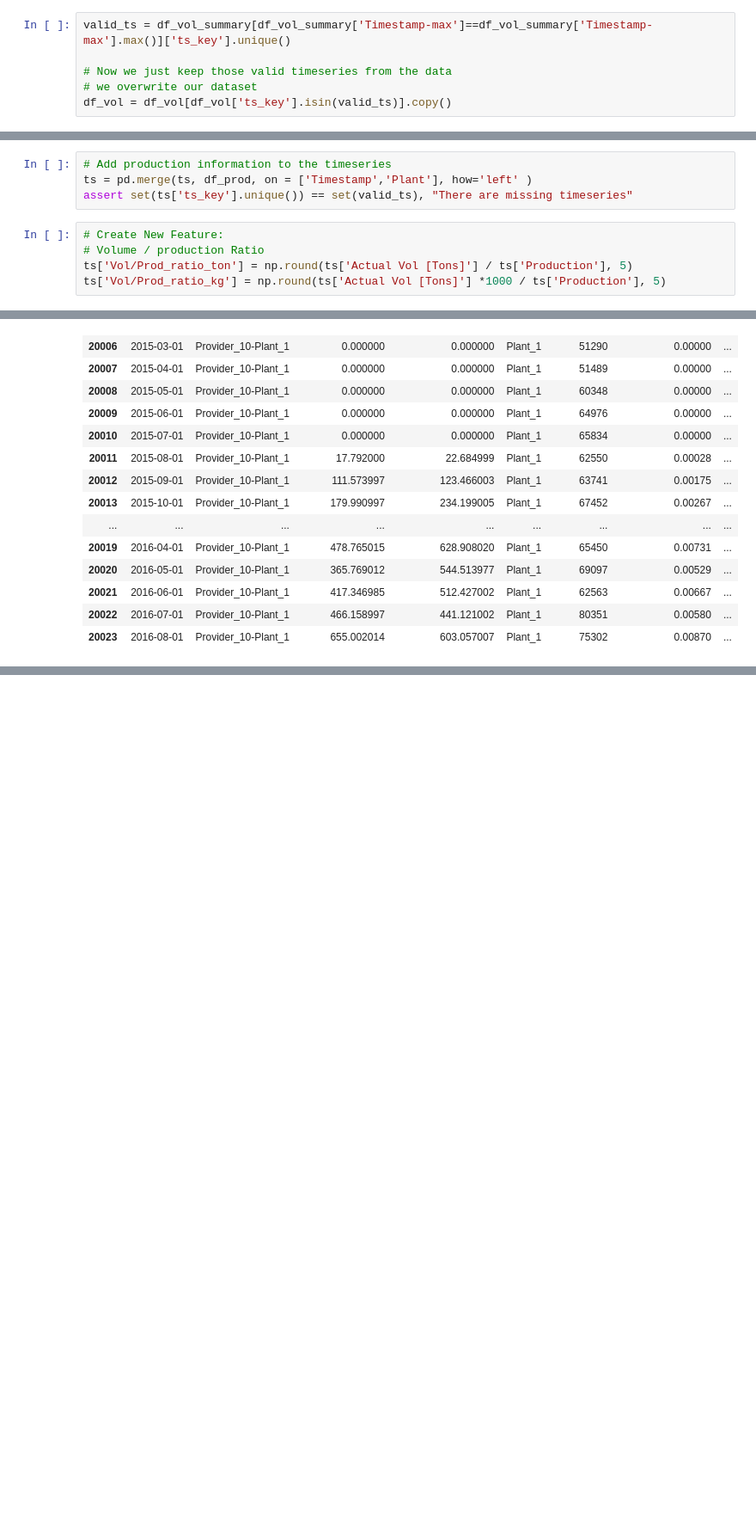
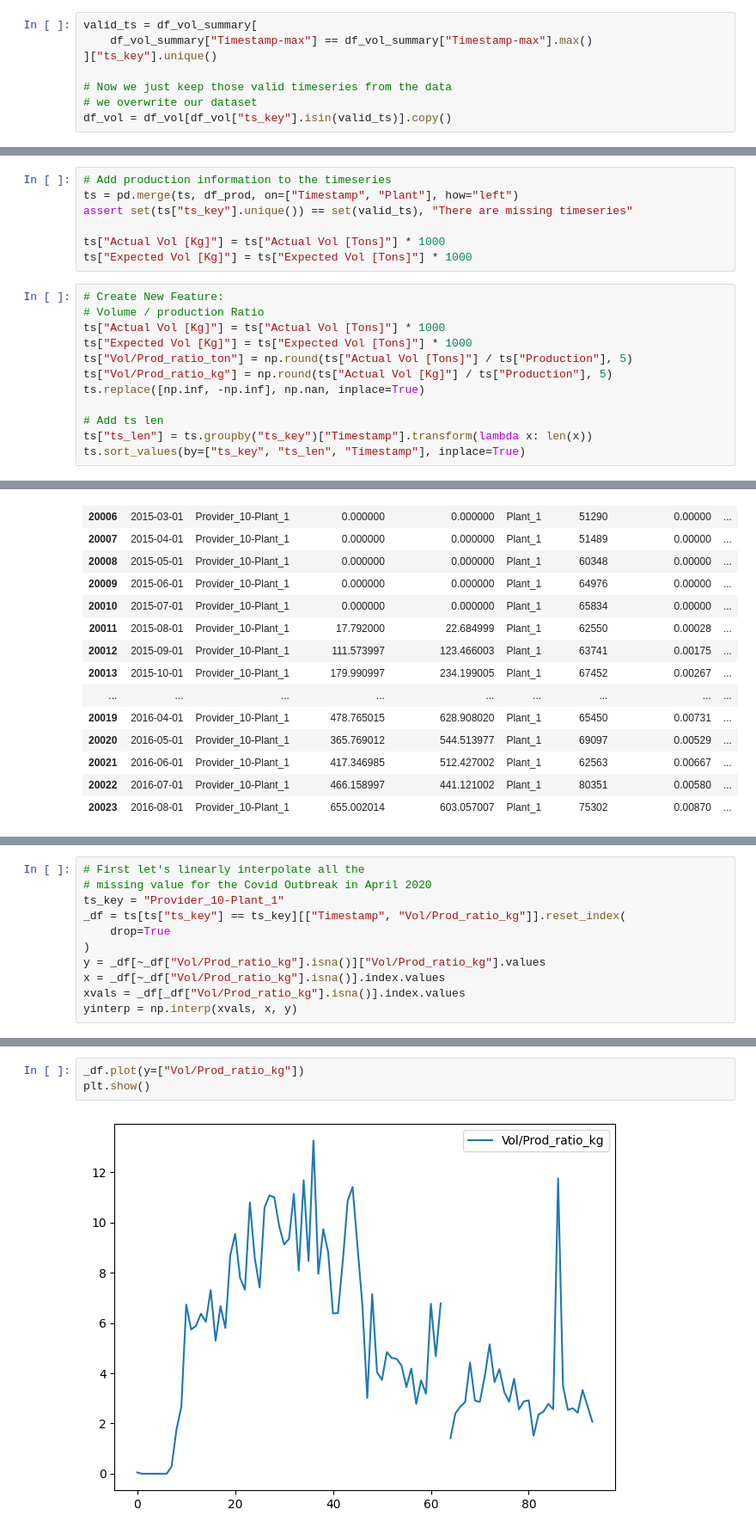
Before and after one commit to noliveraa/ValueDrivenDataScience_LogisticsApplication, a Jupyter notebook: LogisticsApplications/00-EDA.ipynb, the cells around one changed output, grey strips where cells are left out. Shown at 86% size. Cells and saved outputs as stored; diff of their text form; blank space fills up the shorter version.

```diff
--- a/LogisticsApplications/00-EDA.ipynb
+++ b/LogisticsApplications/00-EDA.ipynb
@@ -286,11 +317,13 @@ print(" Number of Total Time Series Available: ", np.round( ts_with_current_data
 # %% [markdown]
 Since we found out that out only 49% of all timeseries are available at the last max date. Those are the timeseries which will be relevant for forecasting, otherwise indicated by the business team. We will therefore focused on those timeseries from now on to analyse their patterns and create the forecast.
 # %%
-valid_ts = df_vol_summary[df_vol_summary['Timestamp-max']==df_vol_summary['Timestamp-max'].max()]['ts_key'].unique()
+valid_ts = df_vol_summary[
+    df_vol_summary["Timestamp-max"] == df_vol_summary["Timestamp-max"].max()
+]["ts_key"].unique()
 
 # Now we just keep those valid timeseries from the data
 # we overwrite our dataset
-df_vol = df_vol[df_vol['ts_key'].isin(valid_ts)].copy()
+df_vol = df_vol[df_vol["ts_key"].isin(valid_ts)].copy()
 # %%
 # We just verify our filter was made correctly
 # We validate that all ts_key in our new df_vol
@@ -471,10 +521,20 @@ assert df_verify['n_values'].unique() == np.array([1])
 ## 2.2 Merge Volume with Production Data
 # %%
 # Add production information to the timeseries
-ts = pd.merge(ts, df_prod, on = ['Timestamp','Plant'], how='left' )
-assert set(ts['ts_key'].unique()) == set(valid_ts), "There are missing timeseries"
+ts = pd.merge(ts, df_prod, on=["Timestamp", "Plant"], how="left")
+assert set(ts["ts_key"].unique()) == set(valid_ts), "There are missing timeseries"
+
+ts["Actual Vol [Kg]"] = ts["Actual Vol [Tons]"] * 1000
+ts["Expected Vol [Kg]"] = ts["Expected Vol [Tons]"] * 1000
 # %%
 # Create New Feature:
 # Volume / production Ratio
-ts['Vol/Prod_ratio_ton'] = np.round(ts['Actual Vol [Tons]'] / ts['Production'], 5)
-ts['Vol/Prod_ratio_kg'] = np.round(ts['Actual Vol [Tons]'] *1000 / ts['Production'], 5)
+ts["Actual Vol [Kg]"] = ts["Actual Vol [Tons]"] * 1000
+ts["Expected Vol [Kg]"] = ts["Expected Vol [Tons]"] * 1000
+ts["Vol/Prod_ratio_ton"] = np.round(ts["Actual Vol [Tons]"] / ts["Production"], 5)
+ts["Vol/Prod_ratio_kg"] = np.round(ts["Actual Vol [Kg]"] / ts["Production"], 5)
+ts.replace([np.inf, -np.inf], np.nan, inplace=True)
+
+# Add ts len
+ts["ts_len"] = ts.groupby("ts_key")["Timestamp"].transform(lambda x: len(x))
+ts.sort_values(by=["ts_key", "ts_len", "Timestamp"], inplace=True)
@@ -517,0 +596,11 @@ Somehting we notice here for the two different Vol/prod ratios, is that when usi
+# %%
+# First let's linearly interpolate all the
+# missing value for the Covid Outbreak in April 2020
+ts_key = "Provider_10-Plant_1"
+_df = ts[ts["ts_key"] == ts_key][["Timestamp", "Vol/Prod_ratio_kg"]].reset_index(
+    drop=True
+)
+y = _df[~_df["Vol/Prod_ratio_kg"].isna()]["Vol/Prod_ratio_kg"].values
+x = _df[~_df["Vol/Prod_ratio_kg"].isna()].index.values
+xvals = _df[_df["Vol/Prod_ratio_kg"].isna()].index.values
+yinterp = np.interp(xvals, x, y)
@@ -517,0 +611,5 @@ Somehting we notice here for the two different Vol/prod ratios, is that when usi
+# %%
+_df.plot(y=["Vol/Prod_ratio_kg"])
+plt.show()
+# %% [output]
+[figure, added]
```
Also changed, not shown: parts of 38 cells of this notebook.
